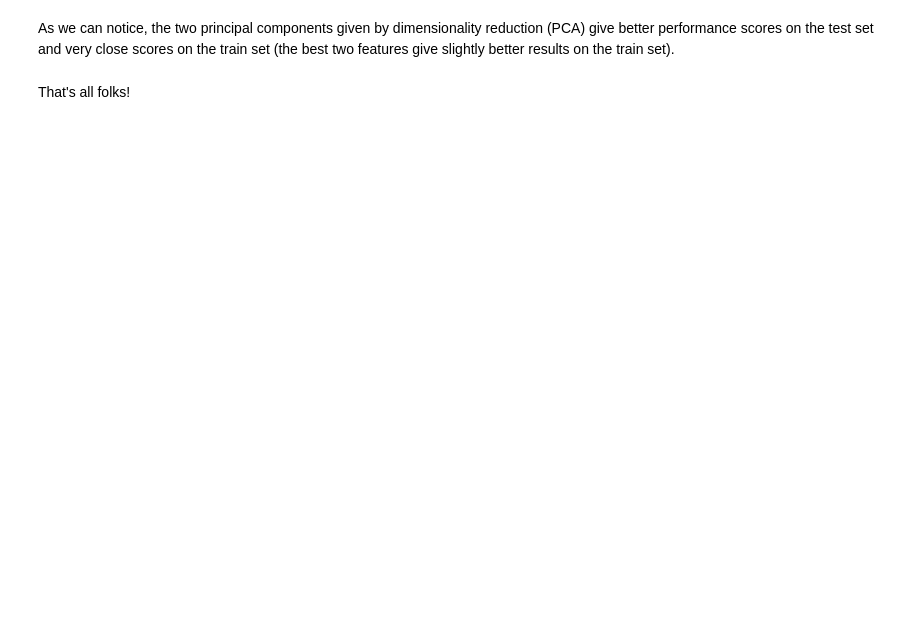
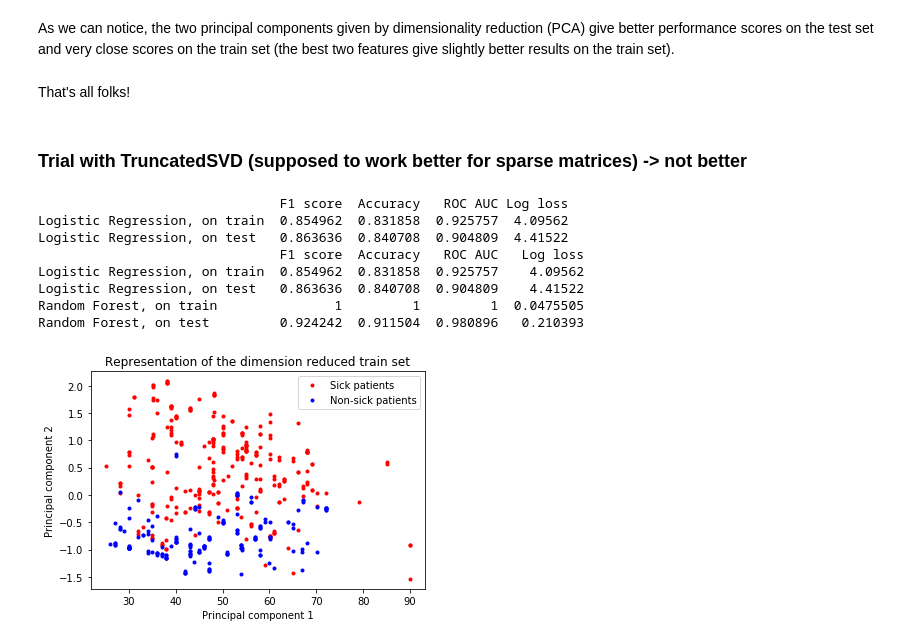
Before and after one commit to mlh-master/hw2_mlh-hadassa-and-sarah, a Jupyter notebook: HW2.ipynb, the cells around one changed output. Cells and saved outputs as stored; diff of their text form; code cells hidden in the pictures; blank space fills up the shorter version.

Commit message:
Fix with Yuval's comments + trial of new reduction

```diff
--- a/HW2.ipynb
+++ b/HW2.ipynb
@@ -325,3 +338,53 @@ Random Forest, on test         0.888889  0.867257   0.89888  0.346571
 As we can notice, the two principal components given by dimensionality reduction (PCA) give better performance scores on the test set and very close scores on the train set (the best two features give slightly better results on the train set).
 # %% [markdown]
 That's all folks!
+# %% [markdown]
+### Trial with TruncatedSVD (supposed to work better for sparse matrices) -> not better
+# %%
+from sklearn.decomposition import TruncatedSVD
+from sklearn.pipeline import Pipeline
+from sklearn.model_selection import RepeatedStratifiedKFold
+from sklearn.model_selection import cross_val_score
+
+Dim_red2 = TruncatedSVD(n_components=2)
+Dim_red2.fit(bin_Xtrain)
+comp2 = Dim_red2.transform(bin_Xtrain).T
+y_train = bin_ytrain
+pc1 = comp2[0]
+pc2 = comp2[1]
+plt.plot(pc1[np.where(y_train==1)[0]],pc2[np.where(y_train==1)[0]], '.', color='r', label="Sick patients")
+plt.plot(pc1[np.where(y_train==0)[0]],pc2[np.where(y_train==0)[0]], '.', color='b', label="Non-sick patients")
+plt.xlabel('Principal component 1')
+plt.ylabel('Principal component 2')
+plt.title('Representation of the dimension reduced train set')
+plt.legend()
+
+new_Xtrain2 = comp2.T
+new_Xtest2 = Dim_red2.transform(bin_Xtest)
+clf = LogisticRegression(solver='saga',penalty=best_params_LR['penalty'], C=best_params_LR['C'],
+                   max_iter=100000, class_weight='balanced', l1_ratio=0.5).fit(new_Xtrain2,bin_ytrain)
+
+indexes = ['Logistic Regression, on train','Logistic Regression, on test',
+           'Random Forest, on train', 'Random Forest, on test']
+df_scores = pd.DataFrame(columns=['F1 score','Accuracy','ROC AUC','Log loss'], index=indexes)
+df_scores.loc['Logistic Regression, on train'] = report_performance(clf,new_Xtrain2, bin_ytrain)
+df_scores.loc['Logistic Regression, on test'] = report_performance(clf,new_Xtest2, bin_ytest)
+print(df_scores.head(2))
+
+clf = RandomForestClassifier(class_weight='balanced', n_estimators=best_params_RF['Nb_trees'],
+                             criterion=best_params_RF['Criterion'], max_features=2,
+                             oob_score=best_params_RF['oob_score']).fit(new_Xtrain,bin_ytrain)
+
+df_scores.loc['Random Forest, on train'] = report_performance(clf,new_Xtrain, bin_ytrain, type_decision='predict_proba')
+df_scores.loc['Random Forest, on test'] = report_performance(clf,new_Xtest, bin_ytest, type_decision='predict_proba')
+print(df_scores.head(4))
+# %% [output]
+                               F1 score  Accuracy   ROC AUC Log loss
+Logistic Regression, on train  0.854962  0.831858  0.925757  4.09562
+Logistic Regression, on test   0.863636  0.840708  0.904809  4.41522
+                               F1 score  Accuracy   ROC AUC   Log loss
+Logistic Regression, on train  0.854962  0.831858  0.925757    4.09562
+Logistic Regression, on test   0.863636  0.840708  0.904809    4.41522
+Random Forest, on train               1         1         1  0.0475505
+Random Forest, on test         0.924242  0.911504  0.980896   0.210393
+[figure, added]
```
Also changed, not shown: parts of 14 cells of this notebook, 1 other file.
